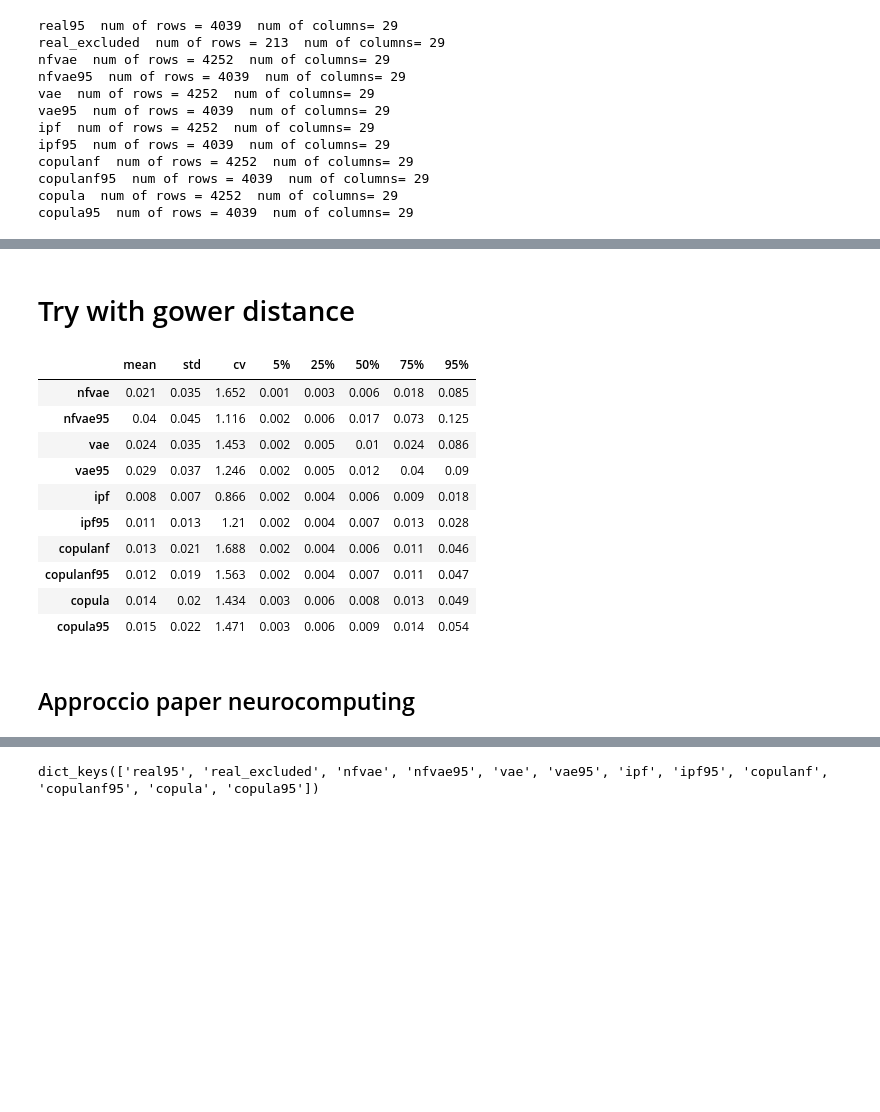
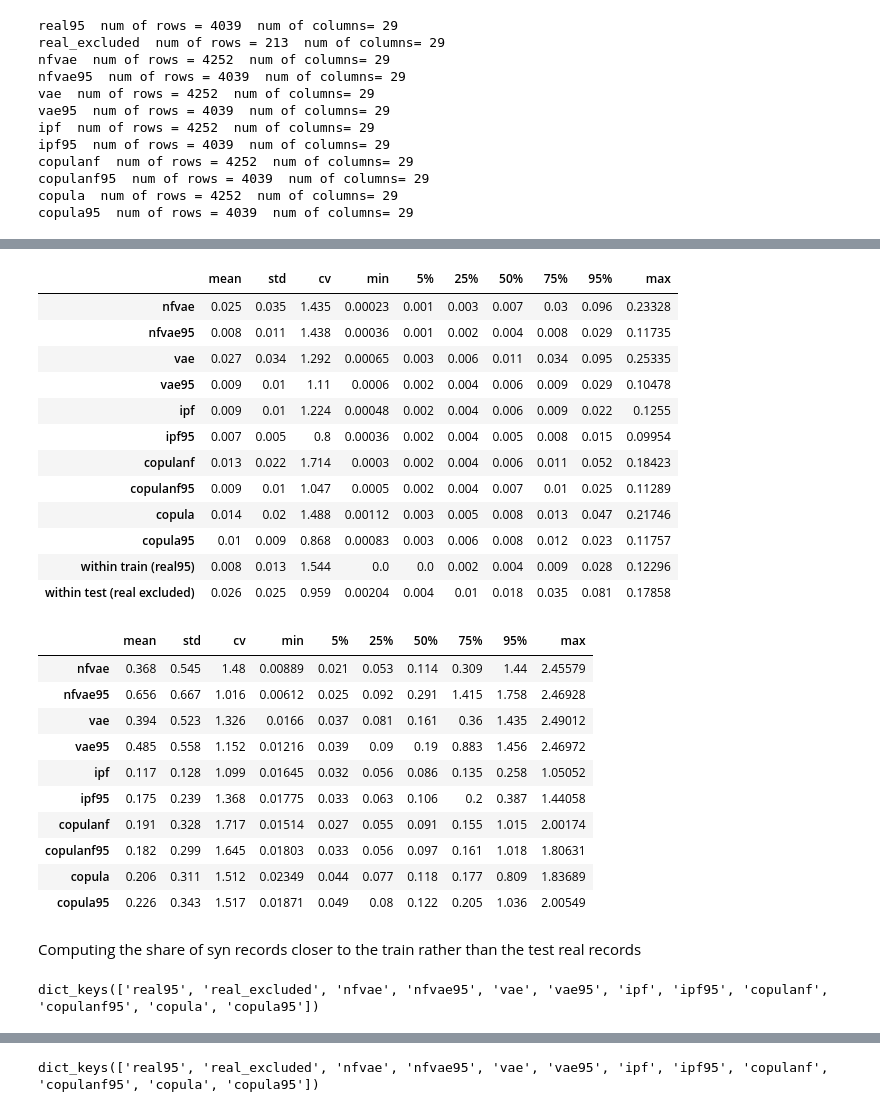
Before and after one commit to jaclenti/NFVAE-population-synthesis, a Jupyter notebook: notebooks/lc_privacy_4.ipynb, the cells around one changed output, grey strips where cells are left out. Saved outputs shown, nothing was run; the diff lists cells and outputs as text; code cells hidden in the pictures; blank space fills up the shorter version.

```diff
--- a/notebooks/lc_privacy_4.ipynb
+++ b/notebooks/lc_privacy_4.ipynb
@@ -302,19 +363,0 @@ res_norm1
-# %% [markdown]
-# Try with gower distance
-# %%
-res_gower = TableDistance(data=data,control_data=control_data,metric='gower')
-res_gower
-# %% [output]
-|  | mean | std | cv | 5% | 25% | 50% | 75% | 95% |
-| nfvae | 0.021 | 0.035 | 1.652 | 0.001 | 0.003 | 0.006 | 0.018 | 0.085 |
-| nfvae95 | 0.04 | 0.045 | 1.116 | 0.002 | 0.006 | 0.017 | 0.073 | 0.125 |
-| vae | 0.024 | 0.035 | 1.453 | 0.002 | 0.005 | 0.01 | 0.024 | 0.086 |
-| vae95 | 0.029 | 0.037 | 1.246 | 0.002 | 0.005 | 0.012 | 0.04 | 0.09 |
-| ipf | 0.008 | 0.007 | 0.866 | 0.002 | 0.004 | 0.006 | 0.009 | 0.018 |
-| ipf95 | 0.011 | 0.013 | 1.21 | 0.002 | 0.004 | 0.007 | 0.013 | 0.028 |
-| copulanf | 0.013 | 0.021 | 1.688 | 0.002 | 0.004 | 0.006 | 0.011 | 0.046 |
-| copulanf95 | 0.012 | 0.019 | 1.563 | 0.002 | 0.004 | 0.007 | 0.011 | 0.047 |
-| copula | 0.014 | 0.02 | 1.434 | 0.003 | 0.006 | 0.008 | 0.013 | 0.049 |
-| copula95 | 0.015 | 0.022 | 1.471 | 0.003 | 0.006 | 0.009 | 0.014 | 0.054 |
-# %% [markdown]
-## Approccio paper neurocomputing
@@ -350,0 +364,42 @@ def Distance_x1(x1,metric='euclidean'):
+# %%
+## train (real) vs syn
+dcr_train_real_syn_eu = TableDistance(data=data,control_data=control_data,test_data = 'real95', metric='euclidean')
+dcr_train_real_syn_norm1 = TableDistance(data=data,control_data=control_data,test_data = 'real95', metric='norm1')
+dcr_train_real_syn_gower = TableDistance(data=data,control_data=control_data,test_data = 'real95', metric='gower')
+
+## test (real) vs syn
+dcr_test_real_syn_eu = TableDistance(data=data,control_data=control_data, metric='euclidean')
+dcr_test_real_syn_norm1 = TableDistance(data=data,control_data=control_data, metric='norm1')
+dcr_test_real_syn_gower = TableDistance(data=data,control_data=control_data, metric='gower')
+# %%
+dcr_train_real_syn_gower
+# %% [output]
+|  | mean | std | cv | min | 5% | 25% | 50% | 75% | 95% | max |
+| nfvae | 0.025 | 0.035 | 1.435 | 0.00023 | 0.001 | 0.003 | 0.007 | 0.03 | 0.096 | 0.23328 |
+| nfvae95 | 0.008 | 0.011 | 1.438 | 0.00036 | 0.001 | 0.002 | 0.004 | 0.008 | 0.029 | 0.11735 |
+| vae | 0.027 | 0.034 | 1.292 | 0.00065 | 0.003 | 0.006 | 0.011 | 0.034 | 0.095 | 0.25335 |
+| vae95 | 0.009 | 0.01 | 1.11 | 0.0006 | 0.002 | 0.004 | 0.006 | 0.009 | 0.029 | 0.10478 |
+| ipf | 0.009 | 0.01 | 1.224 | 0.00048 | 0.002 | 0.004 | 0.006 | 0.009 | 0.022 | 0.1255 |
+| ipf95 | 0.007 | 0.005 | 0.8 | 0.00036 | 0.002 | 0.004 | 0.005 | 0.008 | 0.015 | 0.09954 |
+| copulanf | 0.013 | 0.022 | 1.714 | 0.0003 | 0.002 | 0.004 | 0.006 | 0.011 | 0.052 | 0.18423 |
+| copulanf95 | 0.009 | 0.01 | 1.047 | 0.0005 | 0.002 | 0.004 | 0.007 | 0.01 | 0.025 | 0.11289 |
+| copula | 0.014 | 0.02 | 1.488 | 0.00112 | 0.003 | 0.005 | 0.008 | 0.013 | 0.047 | 0.21746 |
+| copula95 | 0.01 | 0.009 | 0.868 | 0.00083 | 0.003 | 0.006 | 0.008 | 0.012 | 0.023 | 0.11757 |
+| within train (real95) | 0.008 | 0.013 | 1.544 | 0.0 | 0.0 | 0.002 | 0.004 | 0.009 | 0.028 | 0.12296 |
+| within test (real excluded) | 0.026 | 0.025 | 0.959 | 0.00204 | 0.004 | 0.01 | 0.018 | 0.035 | 0.081 | 0.17858 |
+# %%
+dcr_test_real_syn_eu
+# %% [output]
+|  | mean | std | cv | min | 5% | 25% | 50% | 75% | 95% | max |
+| nfvae | 0.368 | 0.545 | 1.48 | 0.00889 | 0.021 | 0.053 | 0.114 | 0.309 | 1.44 | 2.45579 |
+| nfvae95 | 0.656 | 0.667 | 1.016 | 0.00612 | 0.025 | 0.092 | 0.291 | 1.415 | 1.758 | 2.46928 |
+| vae | 0.394 | 0.523 | 1.326 | 0.0166 | 0.037 | 0.081 | 0.161 | 0.36 | 1.435 | 2.49012 |
+| vae95 | 0.485 | 0.558 | 1.152 | 0.01216 | 0.039 | 0.09 | 0.19 | 0.883 | 1.456 | 2.46972 |
+| ipf | 0.117 | 0.128 | 1.099 | 0.01645 | 0.032 | 0.056 | 0.086 | 0.135 | 0.258 | 1.05052 |
+| ipf95 | 0.175 | 0.239 | 1.368 | 0.01775 | 0.033 | 0.063 | 0.106 | 0.2 | 0.387 | 1.44058 |
+| copulanf | 0.191 | 0.328 | 1.717 | 0.01514 | 0.027 | 0.055 | 0.091 | 0.155 | 1.015 | 2.00174 |
+| copulanf95 | 0.182 | 0.299 | 1.645 | 0.01803 | 0.033 | 0.056 | 0.097 | 0.161 | 1.018 | 1.80631 |
+| copula | 0.206 | 0.311 | 1.512 | 0.02349 | 0.044 | 0.077 | 0.118 | 0.177 | 0.809 | 1.83689 |
+| copula95 | 0.226 | 0.343 | 1.517 | 0.01871 | 0.049 | 0.08 | 0.122 | 0.205 | 1.036 | 2.00549 |
+# %% [markdown]
+Computing the share of syn records closer to the train rather than the test real records
@@ -350,0 +428,4 @@ def Distance_x1(x1,metric='euclidean'):
+# %%
+data.keys()
+# %% [output]
+dict_keys(['real95', 'real_excluded', 'nfvae', 'nfvae95', 'vae', 'vae95', 'ipf', 'ipf95', 'copulanf', 'copulanf95', 'copula', 'copula95'])
```
Also changed, not shown: parts of 28 cells of this notebook.
